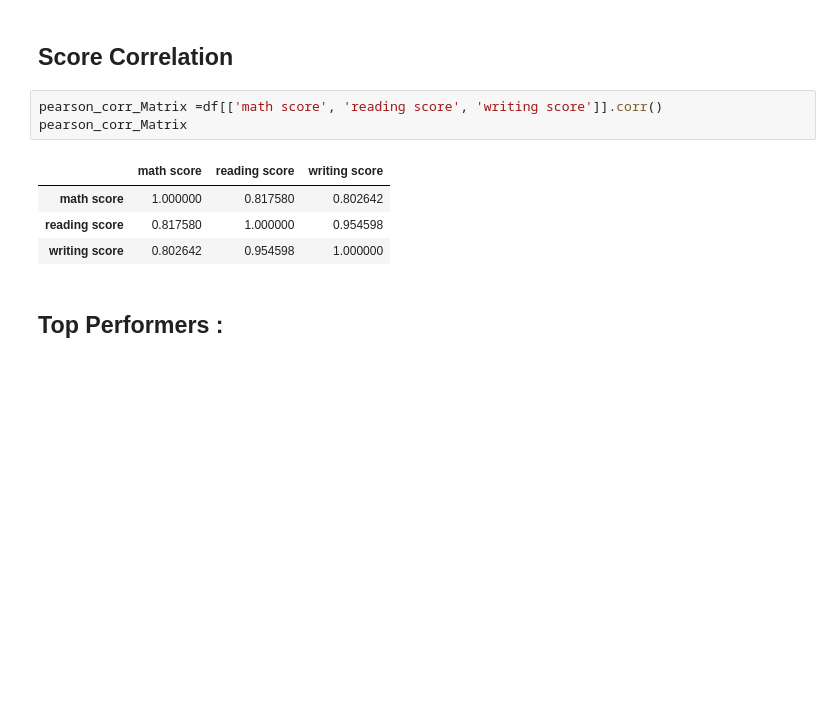
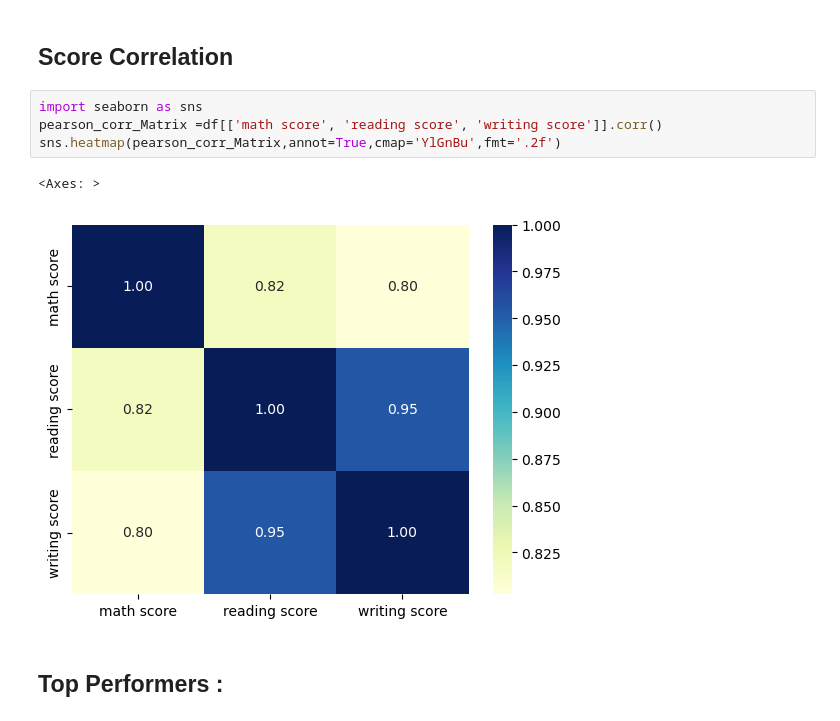
Before and after one commit to Krishna72user/Student-Performance-Analysis, a Jupyter notebook: Notebook.ipynb, the cells around one changed output. Cells and saved outputs as stored; diff of their text form; blank space fills up the shorter version.

Commit message:
Added Heatmap

```diff
--- a/Notebook.ipynb
+++ b/Notebook.ipynb
@@ -264,13 +264,12 @@ plt.show()
 # %% [markdown]
 ## Score Correlation
 # %%
+import seaborn as sns
 pearson_corr_Matrix =df[['math score', 'reading score', 'writing score']].corr()
-pearson_corr_Matrix
+sns.heatmap(pearson_corr_Matrix,annot=True,cmap='YlGnBu',fmt='.2f')
 # %% [output]
-|  | math score | reading score | writing score |
-| math score | 1.000000 | 0.817580 | 0.802642 |
-| reading score | 0.817580 | 1.000000 | 0.954598 |
-| writing score | 0.802642 | 0.954598 | 1.000000 |
+<Axes: >
+[figure, added]
 # %% [markdown]
 ## Top Performers :
 # %%
```
